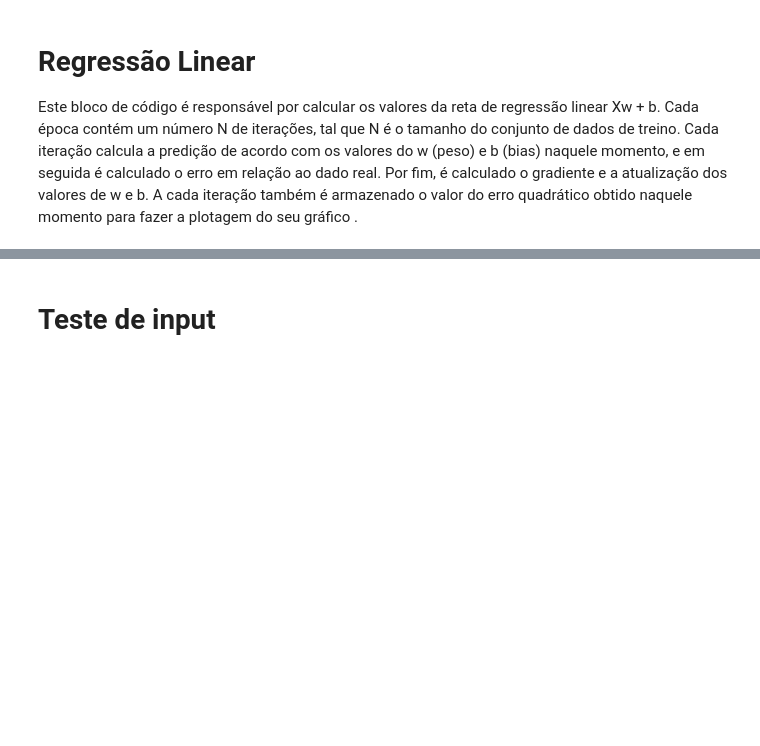
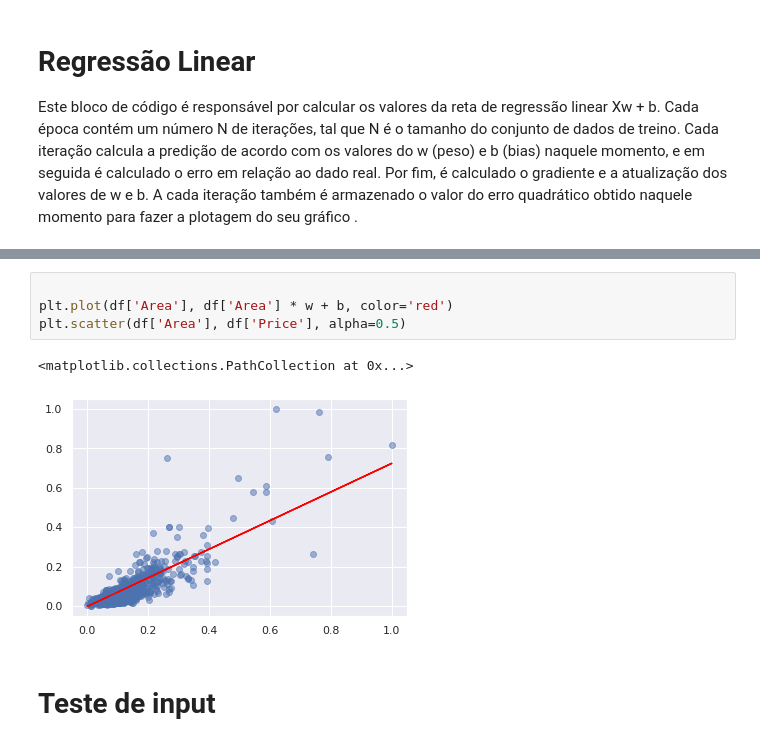
Before and after one commit to mathemaia/linear-regression, a Jupyter notebook: linearregression.ipynb, the cells around one changed output, grey strips where cells are left out. Saved outputs shown, nothing was run; the diff lists cells and outputs as text; blank space fills up the shorter version.

```diff
--- a/linearregression.ipynb
+++ b/linearregression.ipynb
@@ -143,3 +114,10 @@ plt.show()
+# %%
+
+plt.plot(df['Area'], df['Area'] * w + b, color='red')
+plt.scatter(df['Area'], df['Price'], alpha=0.5)
+# %% [output]
+<matplotlib.collections.PathCollection at 0x...>
+[figure, added]
 # %% [markdown]
 # Teste de input
 # %%
```
Also changed, not shown: parts of 6 cells of this notebook.
